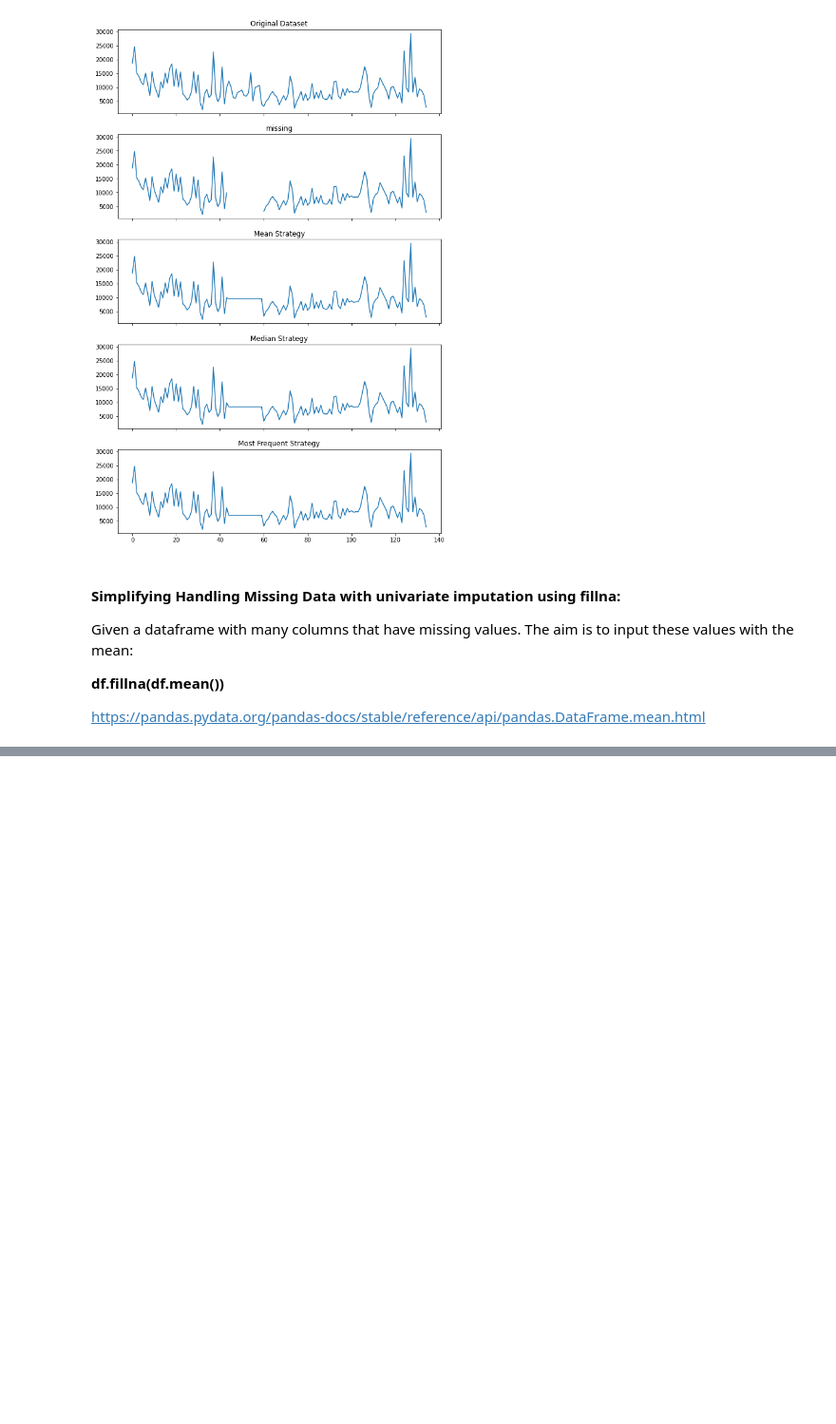
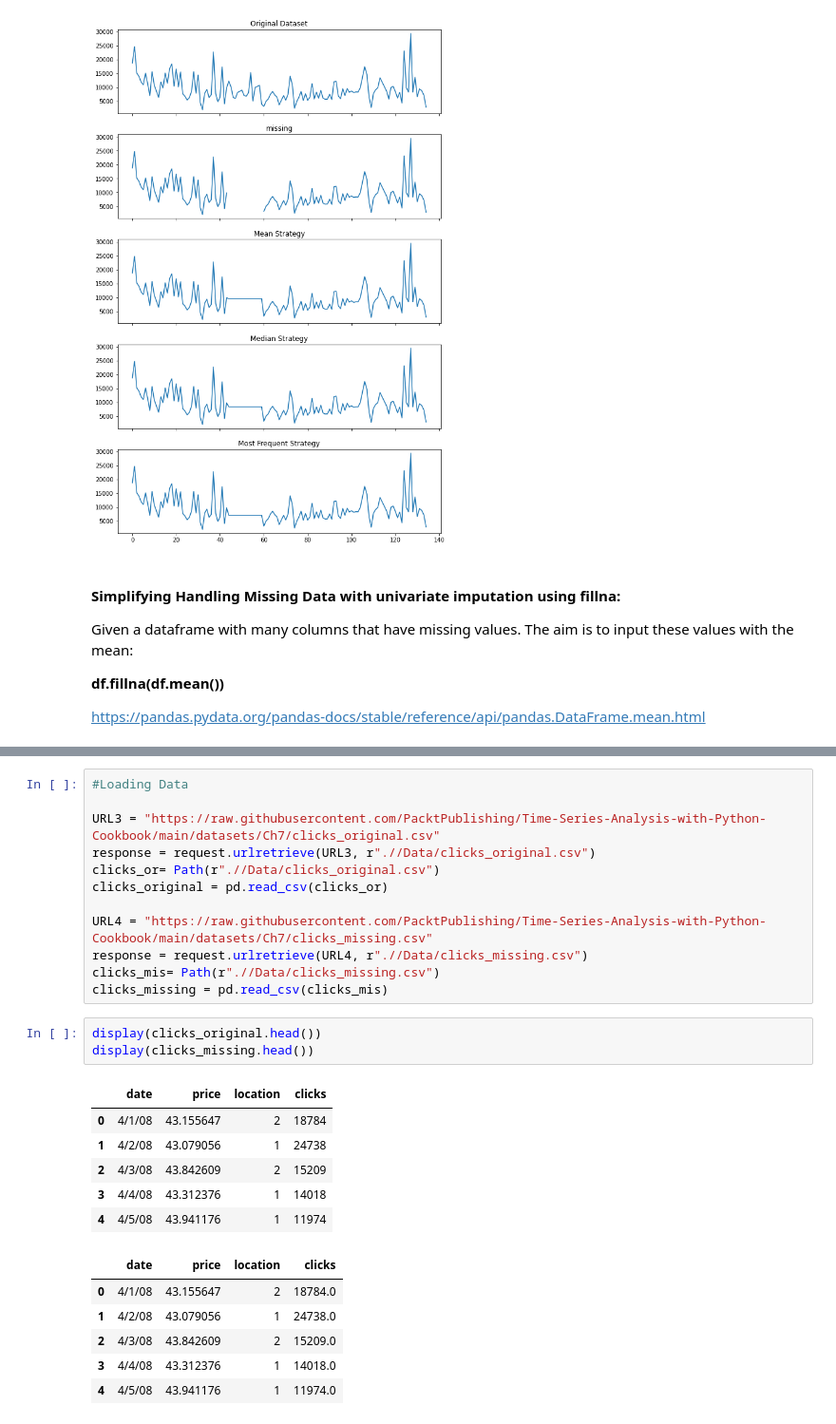
Before and after one commit to anaclarat/Time_Series, a Jupyter notebook: Time_Series_Studying.ipynb, the cells around one changed output, grey strips where cells are left out. Shown at 95% size. Saved outputs shown, nothing was run; the diff lists cells and outputs as text; blank space fills up the shorter version.

Commit message:
Handling Missing Data with Multivariate Imputation - Beginning

```diff
--- a/Time_Series_Studying.ipynb
+++ b/Time_Series_Studying.ipynb
@@ -1394,0 +1415,28 @@ https://pandas.pydata.org/pandas-docs/stable/reference/api/pandas.DataFrame.mean
+# %%
+#Loading Data
+
+URL3 = "https://raw.githubusercontent.com/PacktPublishing/Time-Series-Analysis-with-Python-Cookbook/main/datasets/Ch7/clicks_original.csv"
+response = request.urlretrieve(URL3, r".//Data/clicks_original.csv")
+clicks_or= Path(r".//Data/clicks_original.csv")
+clicks_original = pd.read_csv(clicks_or)
+
+URL4 = "https://raw.githubusercontent.com/PacktPublishing/Time-Series-Analysis-with-Python-Cookbook/main/datasets/Ch7/clicks_missing.csv"
+response = request.urlretrieve(URL4, r".//Data/clicks_missing.csv")
+clicks_mis= Path(r".//Data/clicks_missing.csv")
+clicks_missing = pd.read_csv(clicks_mis)
+# %%
+display(clicks_original.head())
+display(clicks_missing.head())
+# %% [output]
+|  | date | price | location | clicks |
+| 0 | 4/1/08 | 43.155647 | 2 | 18784 |
+| 1 | 4/2/08 | 43.079056 | 1 | 24738 |
+| 2 | 4/3/08 | 43.842609 | 2 | 15209 |
+| 3 | 4/4/08 | 43.312376 | 1 | 14018 |
+| 4 | 4/5/08 | 43.941176 | 1 | 11974 |
+|  | date | price | location | clicks |
+| 0 | 4/1/08 | 43.155647 | 2 | 18784.0 |
+| 1 | 4/2/08 | 43.079056 | 1 | 24738.0 |
+| 2 | 4/3/08 | 43.842609 | 2 | 15209.0 |
+| 3 | 4/4/08 | 43.312376 | 1 | 14018.0 |
+| 4 | 4/5/08 | 43.941176 | 1 | 11974.0 |
```
Also changed, not shown: parts of 4 cells of this notebook.
